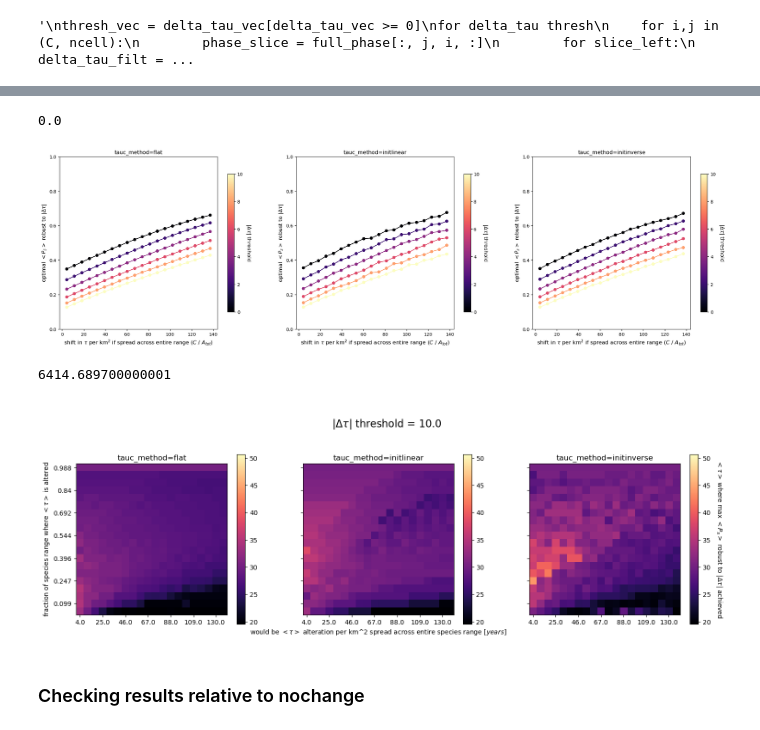
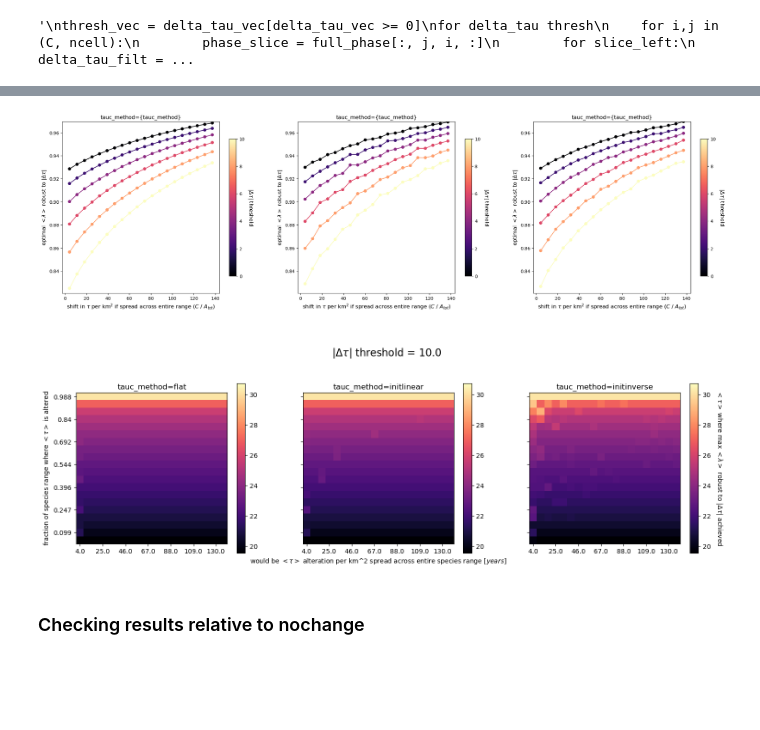
Before and after one commit to patricklawton/TecateCypress, a Jupyter notebook: sensitivity/viz.ipynb, the cells around one changed output, grey strips where cells are left out. Drawn from its saved outputs; the diff is of its cells as text; code cells hidden in the pictures; blank space fills up the shorter version.

```diff
--- a/sensitivity/viz.ipynb
+++ b/sensitivity/viz.ipynb
@@ -353,7 +380,3 @@ fig.savefig(fn, bbox_inches='tight')
-# %%
-min(thresh_vec_maxlam)
-# %% [output]
-0.0
 # %%
 fig, axes = plt.subplots(1, len(tauc_methods), figsize=(9*len(tauc_methods),7))
 
@@ -367,41 +390,38 @@ ax_fontsize = 12
 # all_linestyles = ['dotted', 'dashdot', 'dashed', 'solid']
 colormap = copy.copy(matplotlib.cm.magma)
 vmax = max(thresh_vec_maxlam)
 vmin = min(thresh_vec_maxlam)
 normalize = matplotlib.colors.Normalize(vmin=vmin, vmax=vmax)
 colors = colormap(normalize(delta_tau_samples))
 
 for tauc_method_i, tauc_method in enumerate(tauc_methods):
     maxlam = maxlam_all[tauc_method_i]
     optncell_vec = []
     for delta_tau_i, delta_tau in enumerate(delta_tau_samples):
         # Get the optimal ncell values at each C value
         thresh_i = np.nonzero(thresh_vec_maxlam == delta_tau)[0][0]
         # Get the optimal metric values robust to |Deltatau|
         optmetric_vec = maxlam[thresh_i].max(axis=0)
         # marker = all_markers[delta_tau_i]
         axes[tauc_method_i].plot((C_vec/(ncell_tot*A_cell)), optmetric_vec, c=colors[delta_tau_i], zorder=-1)
         scatter = axes[tauc_method_i].scatter((C_vec/(ncell_tot*A_cell)), optmetric_vec, cmap=colormap,
                                               norm=normalize, c=np.repeat(delta_tau, len(optmetric_vec)))
-    axes[tauc_method_i].set_title(f"tauc_method={tauc_method}")
+    axes[tauc_method_i].set_title(r"tauc_method={tauc_method}")
     # axes[tauc_method_i].legend()
     # if tauc_method_i == 0:
     if True:
-        axes[tauc_method_i].set_ylabel(rf'optimal $<{metric}>$ robust to $|\Delta\tau|$', fontsize=ax_fontsize)
-    axes[tauc_method_i].set_ylim(0,1)
+        axes[tauc_method_i].set_ylabel(fr'optimal {metric_lab} robust to $|\Delta\tau|$', fontsize=ax_fontsize)
+    # axes[tauc_method_i].set_ylim(0,1)
+    axes[tauc_method_i].set_ylim(min(maxlam_all.flatten()),max(maxlam_all.flatten()))
     # axes[tauc_method_i].set_xlabel(r'would be $<\tau>$ alteration per km^2 spread'+'\n'+'across entire species range [$years$]', fontsize=ax_fontsize)
     axes[tauc_method_i].set_xlabel(r"shift in $\tau$ per $\text{km}^2$ if spread across entire range $({C}~/~{A_{tot}})$", fontsize=ax_fontsize)
     # if tauc_method_i == (len(tauc_methods) - 1):
     cbar = fig.colorbar(scatter, ax=axes[tauc_method_i], location="right", shrink=0.8)
     cbar.set_label(fr"$|\Delta\tau|$ threshold", rotation=-90, fontsize=ax_fontsize, labelpad=20)
 fn = f"figs/Aeff_{Aeff}/tfinal_{t_final}/metric_{metric}/optmetric.png"
 fig.savefig(fn, bbox_inches='tight')
 # %% [output]
-[figure, old version]
+[figure, new version]
-# %%
-A_cell * ncell_tot
-# %% [output]
-6414.689700000001
 # %%
 # Get tau raster
 maps_filt = (sdm > 0) & (fdm > 0)
@@ -516,7 +536,7 @@ ani = animation.FuncAnimation(
 anifn = f"figs/Aeff_{Aeff}/tfinal_{t_final}/metric_{metric}/opttau.mp4"
 ani.save(anifn, writer='ffmpeg', fps=10)
 # %% [output]
-[figure, old version]
+[figure, new version]
 # %% [markdown]
 ### Checking results relative to nochange
 # %%
```
Also changed, not shown: parts of 13 cells of this notebook, 21 other files.
